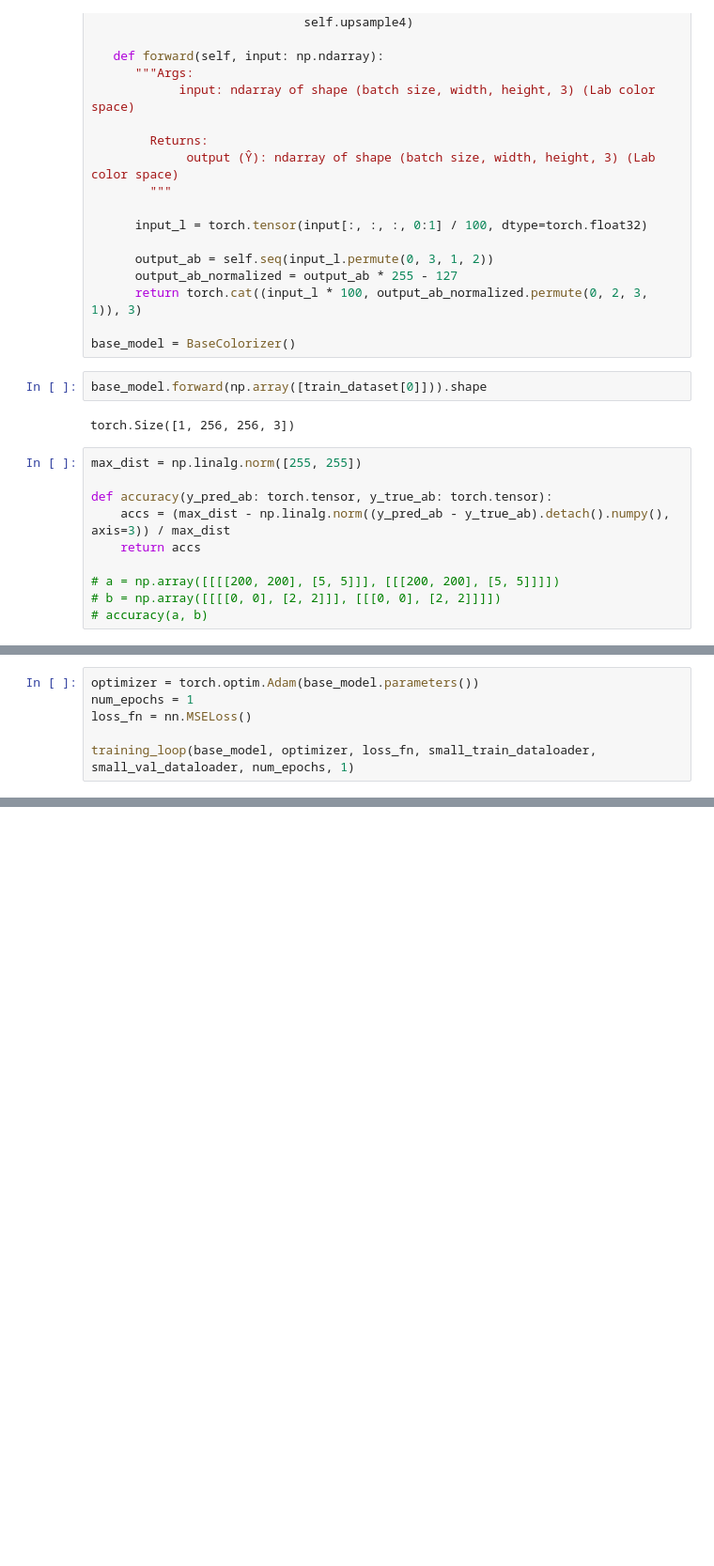
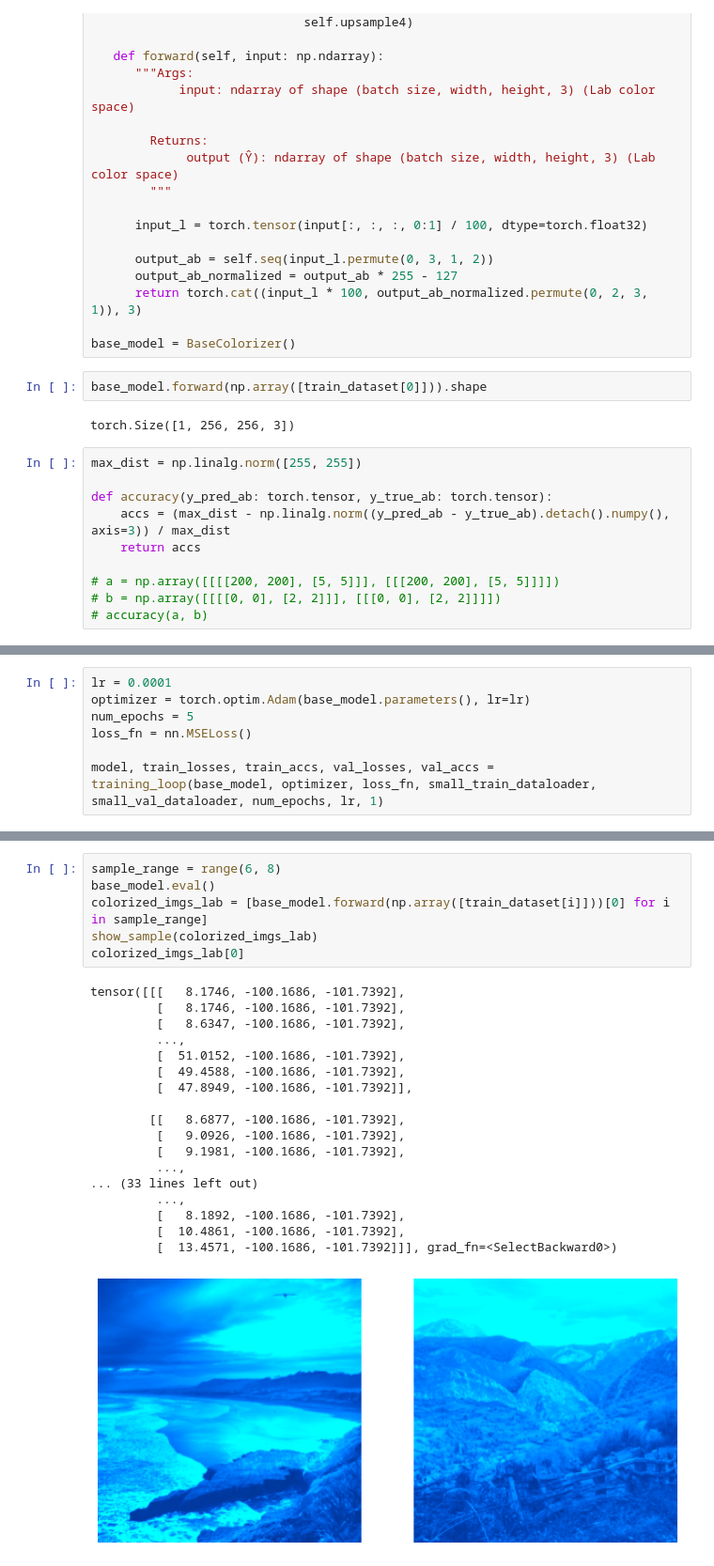
Before and after one commit to antonjolsson/image-colorization, a Jupyter notebook: image-colorization.ipynb, the cells around one changed output, grey strips where cells are left out. Shown at 94% size. Drawn from its saved outputs; the diff is of its cells as text; blank space fills up the shorter version.

```diff
--- a/image-colorization.ipynb
+++ b/image-colorization.ipynb
@@ -345,10 +366,11 @@ def validate(model, loss_fn, val_loader, device):
             val_acc_cum += acc_batch_avg
     return val_loss_cum / len(val_loader), val_acc_cum / len(val_loader)
 # %%
-optimizer = torch.optim.Adam(base_model.parameters())
-num_epochs = 1
+lr = 0.0001
+optimizer = torch.optim.Adam(base_model.parameters(), lr=lr)
+num_epochs = 5
 loss_fn = nn.MSELoss()
 
-training_loop(base_model, optimizer, loss_fn, small_train_dataloader, small_val_dataloader, num_epochs, 1)
+model, train_losses, train_accs, val_losses, val_accs = training_loop(base_model, optimizer, loss_fn, small_train_dataloader, small_val_dataloader, num_epochs, lr, 1)
 # %% [output]
 Starting training
@@ -375,0 +393,25 @@ Epoch 1/1: Train loss: 10726.977, Train acc.: 0.505, Val. loss: 10010.257, Val.
+# %%
+sample_range = range(6, 8)
+base_model.eval()
+colorized_imgs_lab = [base_model.forward(np.array([train_dataset[i]]))[0] for i in sample_range]
+show_sample(colorized_imgs_lab)
+colorized_imgs_lab[0]
+# %% [output]
+tensor([[[   8.1746, -100.1686, -101.7392],
+         [   8.1746, -100.1686, -101.7392],
+         [   8.6347, -100.1686, -101.7392],
+         ...,
+         [  51.0152, -100.1686, -101.7392],
+         [  49.4588, -100.1686, -101.7392],
+         [  47.8949, -100.1686, -101.7392]],
+
+        [[   8.6877, -100.1686, -101.7392],
+         [   9.0926, -100.1686, -101.7392],
+         [   9.1981, -100.1686, -101.7392],
+         ...,
+... (33 lines left out)
+         ...,
+         [   8.1892, -100.1686, -101.7392],
+         [  10.4861, -100.1686, -101.7392],
+         [  13.4571, -100.1686, -101.7392]]], grad_fn=<SelectBackward0>)
+[figure, added]
```
Also changed, not shown: parts of 4 cells of this notebook, 2 other files.
